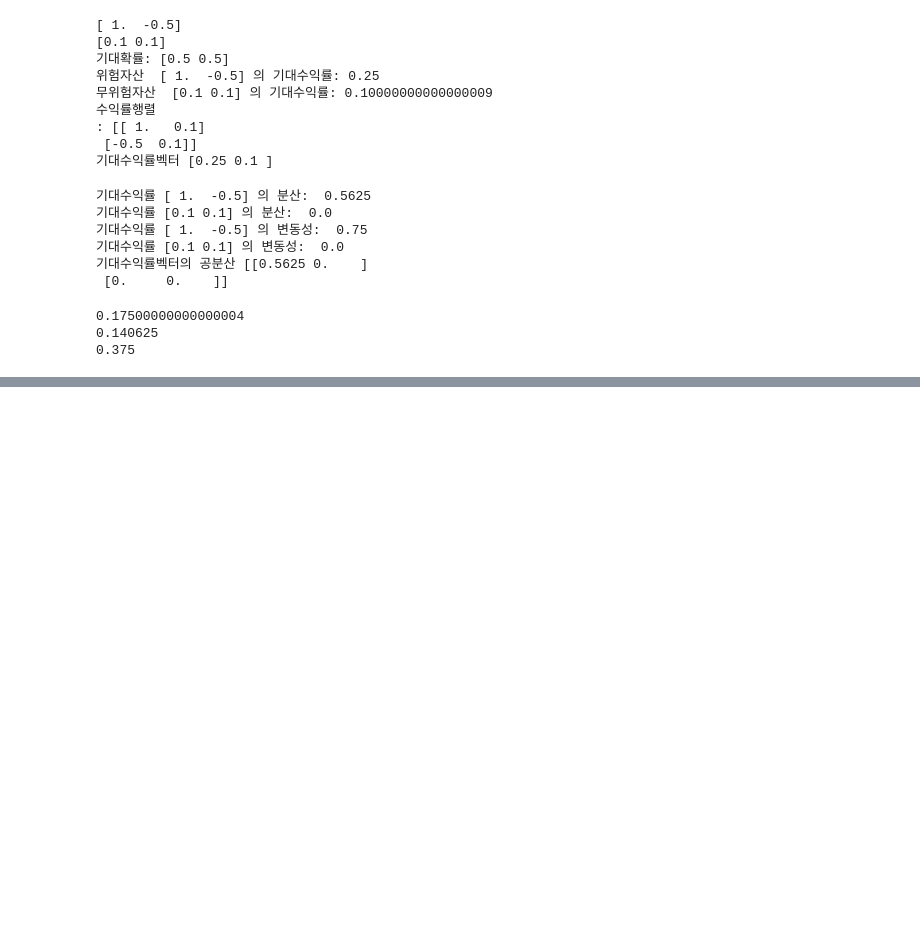
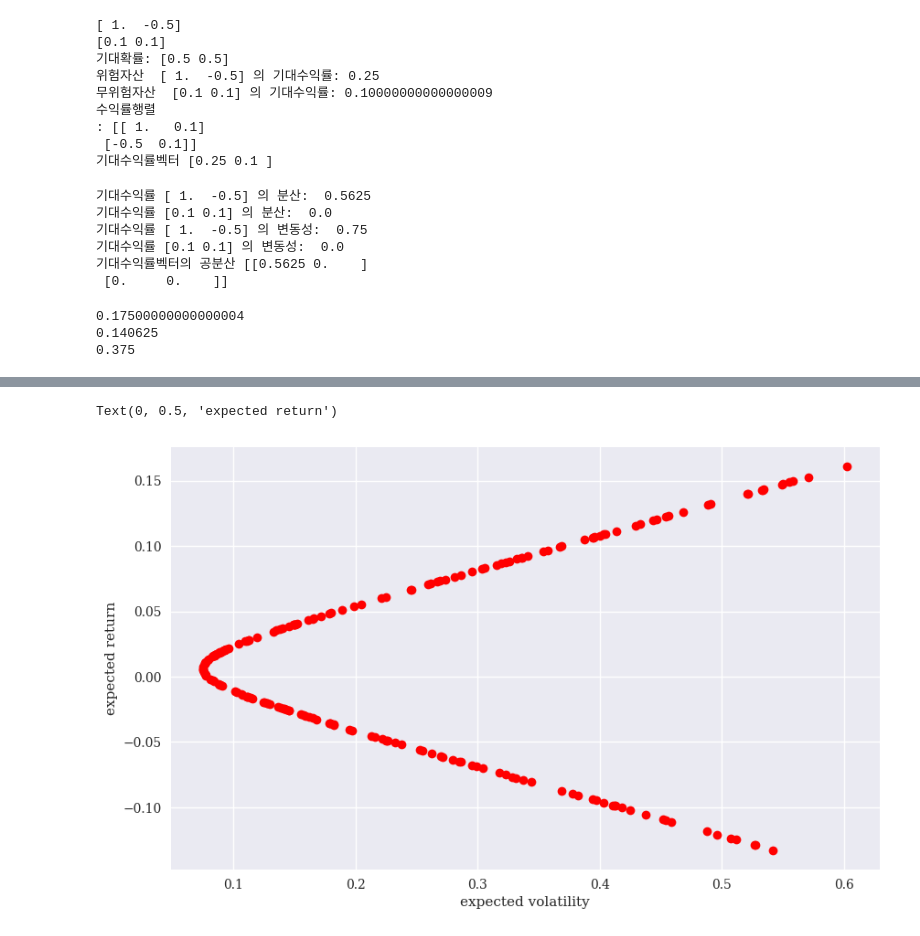
Before and after one commit to kyoun/python-ai-finance, a Jupyter notebook: chap03.ipynb, the cells around one changed output, grey strips where cells are left out. Drawn from its saved outputs; the diff is of its cells as text; code cells hidden in the pictures; blank space fills up the shorter version.

```diff
--- a/chap03.ipynb
+++ b/chap03.ipynb
@@ -175,0 +195,24 @@ print(sigma_phi(phi))
+# %%
+"""두개의 위험자산이 있는 기회집합은 총알형 그래프가 된다."""
+P = np.ones(3) / 3 # 세 자산에 대한 확률측도
+
+T0 = 10 # 자산 초기 가격
+
+# 자산의 페이오프
+S1 = np.array((20,10,5))
+T1 = np.array((1,12,13))
+
+M0 = np.array((S0,T0)) # 초기 자산 가격
+M1 = np.array((S1,T1)).T # 자산 페이오프 행렬
+
+rM = M1 / M0 - 1 # 자산 페이오프의 수익률 행렬
+
+mcs = np.array([(sigma_phi(phi), mu_phi(phi)) for phi in phi_mcs]) # 무작위 포트폴리오들에 대한 기대 수익률과 변동성
+
+plt.figure(figsize=(10,6))
+plt.plot(mcs[:,0], mcs[:,1], "ro")
+plt.xlabel("expected volatility")
+plt.ylabel("expected return")
+# %% [output]
+Text(0, 0.5, 'expected return')
+[figure, added]
```
Also changed, not shown: parts of 5 cells of this notebook.
